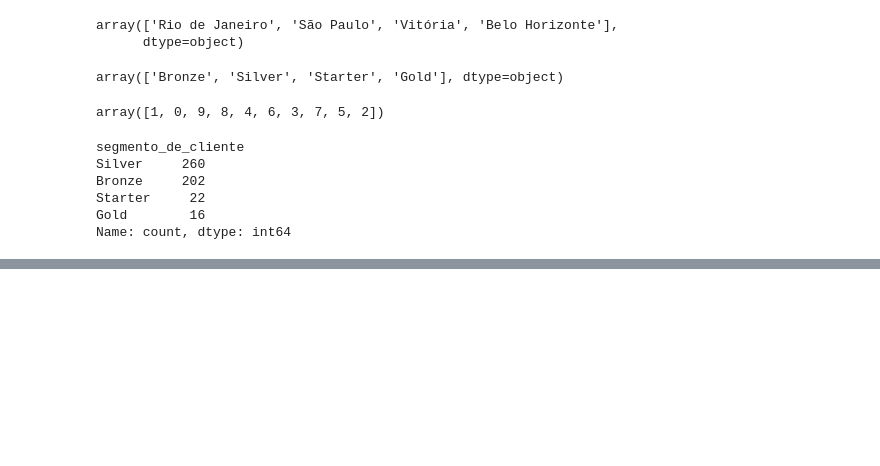
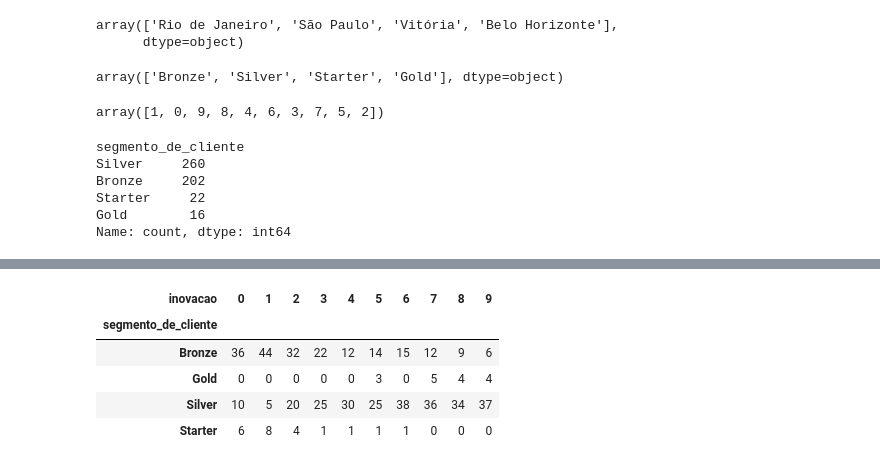
Before and after one commit to lilkirito22/aprendizado_machine_learning, a Jupyter notebook: Classificação-Arvore-Decisao/classificacao_segmento_empresa.ipynb, the cells around one changed output, grey strips where cells are left out. Drawn from its saved outputs; the diff is of its cells as text; code cells hidden in the pictures; blank space fills up the shorter version.

```diff
--- a/Classificação-Arvore-Decisao/classificacao_segmento_empresa.ipynb
+++ b/Classificação-Arvore-Decisao/classificacao_segmento_empresa.ipynb
@@ -140,0 +186,11 @@ px.histogram(df_segmento, x='idade')
+# %%
+# Valor observado
+# É a frequencia real dos dados coletados
+valor_observado
+# %% [output]
+| inovacao | 0 | 1 | 2 | 3 | 4 | 5 | 6 | 7 | 8 | 9 |
+| segmento_de_cliente |  |  |  |  |  |  |  |  |  |  |
+| Bronze | 36 | 44 | 32 | 22 | 12 | 14 | 15 | 12 | 9 | 6 |
+| Gold | 0 | 0 | 0 | 0 | 0 | 3 | 0 | 5 | 4 | 4 |
+| Silver | 10 | 5 | 20 | 25 | 30 | 25 | 38 | 36 | 34 | 37 |
+| Starter | 6 | 8 | 4 | 1 | 1 | 1 | 1 | 0 | 0 | 0 |
```
Also changed, not shown: parts of 19 cells of this notebook.
